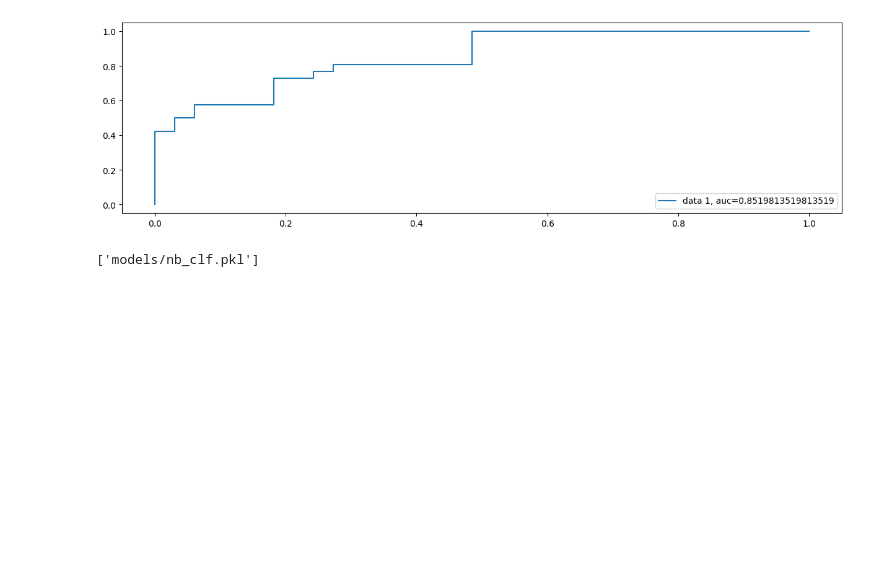
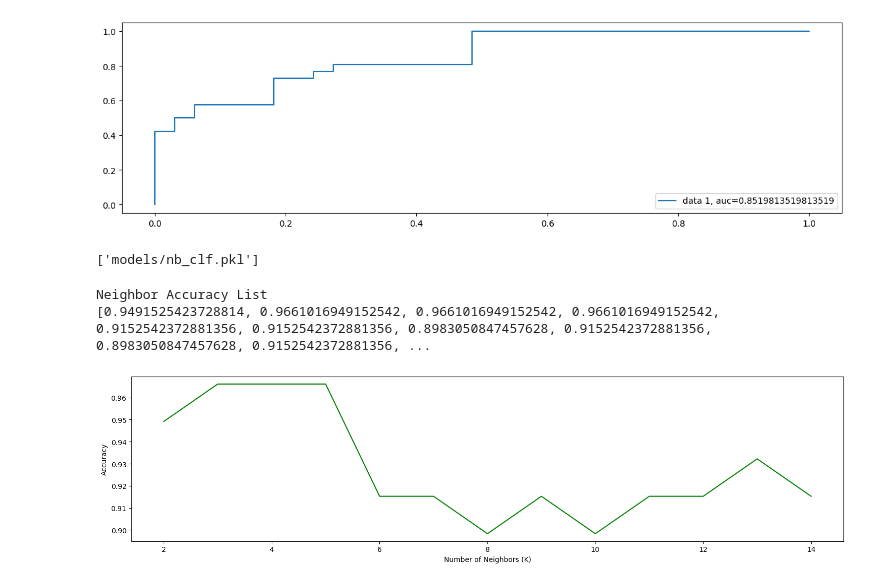
Before and after one commit to NavdeepTU/Machine-Learning, a Jupyter notebook: projects/03. parkinson_disease_prediction/model_training.ipynb, the cells around one changed output. Drawn from its saved outputs; the diff is of its cells as text; code cells hidden in the pictures; blank space fills up the shorter version.

Commit message:
added knn classifier code

```diff
--- a/projects/03. parkinson_disease_prediction/model_training.ipynb
+++ b/projects/03. parkinson_disease_prediction/model_training.ipynb
@@ -565,3 +566,27 @@ plt.show()
 joblib.dump(gnb, 'models/nb_clf.pkl')
 # %% [output]
 ['models/nb_clf.pkl']
+# %%
+# KNN Classifier
+
+neighbors = 15
+mean_acc = []
+ConfusionMx = []
+for n in range(2, neighbors):
+    # train model and predict
+    neigh_clf = KNeighborsClassifier(n_neighbors=n).fit(X_train, y_train)
+    y_pred = neigh_clf.predict(X_test)
+    mean_acc.append(metrics.accuracy_score(y_test, y_pred))
+print("Neighbor Accuracy List")
+print(mean_acc)
+# %% [output]
+Neighbor Accuracy List
+[0.9491525423728814, 0.9661016949152542, 0.9661016949152542, 0.9661016949152542, 0.9152542372881356, 0.9152542372881356, 0.8983050847457628, 0.9152542372881356, 0.8983050847457628, 0.9152542372881356, ...
+# %%
+plt.plot(range(2, neighbors), mean_acc, 'g')
+plt.ylabel("Accuracy")
+plt.xlabel("Number of Neighbors (K)")
+plt.tight_layout()
+plt.show()
+# %% [output]
+[figure, added]
```
Also changed, not shown: parts of 5 cells of this notebook, 1 other file.
